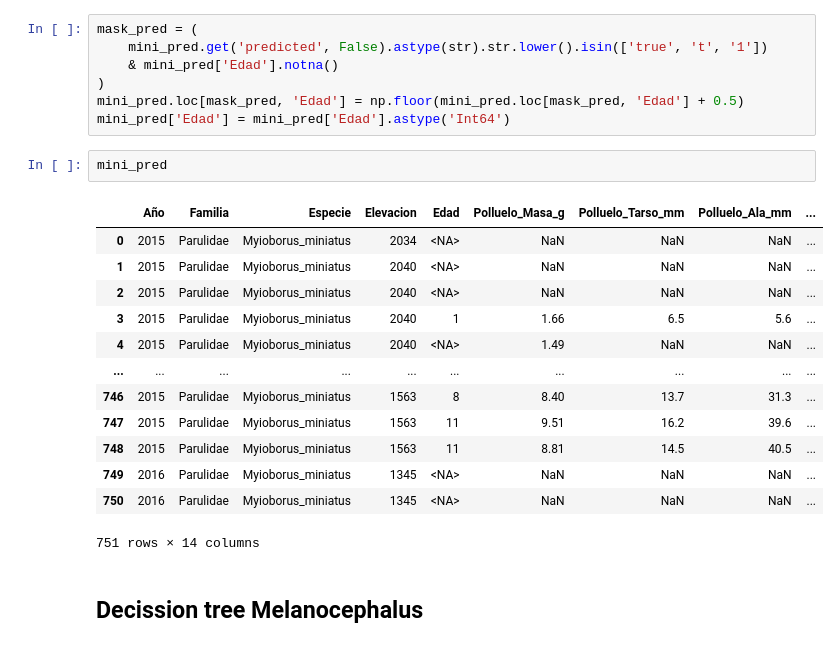
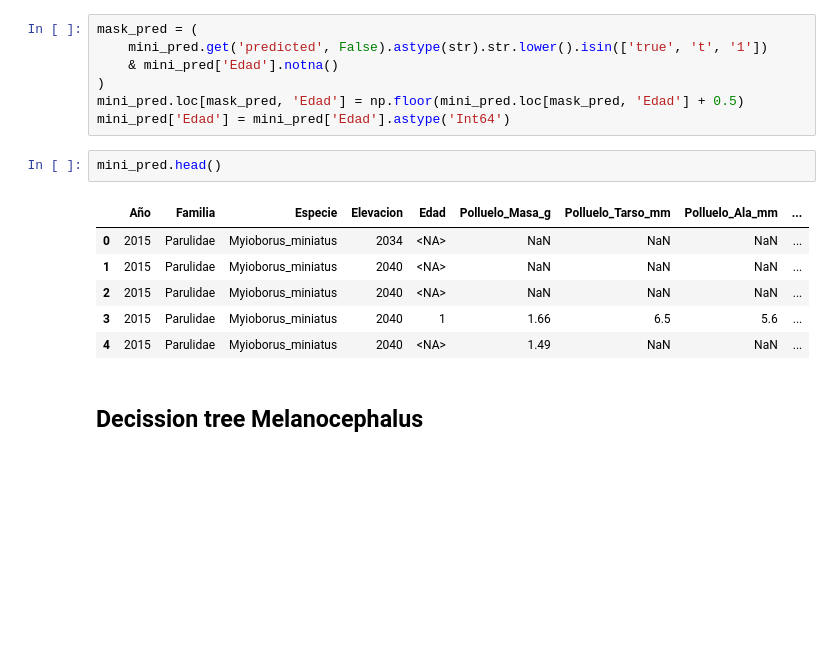
Before and after one commit to jorgelizarazo94/Myiborus_nests, a Jupyter notebook: Days_age_decissionTrees.ipynb, the cells around one changed output. Saved outputs shown, nothing was run; the diff lists cells and outputs as text; blank space fills up the shorter version.

```diff
--- a/Days_age_decissionTrees.ipynb
+++ b/Days_age_decissionTrees.ipynb
@@ -149,21 +151,14 @@ mask_pred = (
 mini_pred.loc[mask_pred, 'Edad'] = np.floor(mini_pred.loc[mask_pred, 'Edad'] + 0.5)
 mini_pred['Edad'] = mini_pred['Edad'].astype('Int64')
 # %%
-mini_pred
+mini_pred.head()
 # %% [output]
 |  | Año | Familia | Especie | Elevacion | Edad | Polluelo_Masa_g | Polluelo_Tarso_mm | Polluelo_Ala_mm | ... |
 | 0 | 2015 | Parulidae | Myioborus_miniatus | 2034 | <NA> | NaN | NaN | NaN | ... |
 | 1 | 2015 | Parulidae | Myioborus_miniatus | 2040 | <NA> | NaN | NaN | NaN | ... |
 | 2 | 2015 | Parulidae | Myioborus_miniatus | 2040 | <NA> | NaN | NaN | NaN | ... |
 | 3 | 2015 | Parulidae | Myioborus_miniatus | 2040 | 1 | 1.66 | 6.5 | 5.6 | ... |
 | 4 | 2015 | Parulidae | Myioborus_miniatus | 2040 | <NA> | 1.49 | NaN | NaN | ... |
-| ... | ... | ... | ... | ... | ... | ... | ... | ... | ... |
-| 746 | 2015 | Parulidae | Myioborus_miniatus | 1563 | 8 | 8.40 | 13.7 | 31.3 | ... |
-| 747 | 2015 | Parulidae | Myioborus_miniatus | 1563 | 11 | 9.51 | 16.2 | 39.6 | ... |
-| 748 | 2015 | Parulidae | Myioborus_miniatus | 1563 | 11 | 8.81 | 14.5 | 40.5 | ... |
-| 749 | 2016 | Parulidae | Myioborus_miniatus | 1345 | <NA> | NaN | NaN | NaN | ... |
-| 750 | 2016 | Parulidae | Myioborus_miniatus | 1345 | <NA> | NaN | NaN | NaN | ... |
-751 rows × 14 columns
 # %% [markdown]
 ## Decission tree Melanocephalus
 # %%
```
Also changed, not shown: parts of 2 cells of this notebook.
